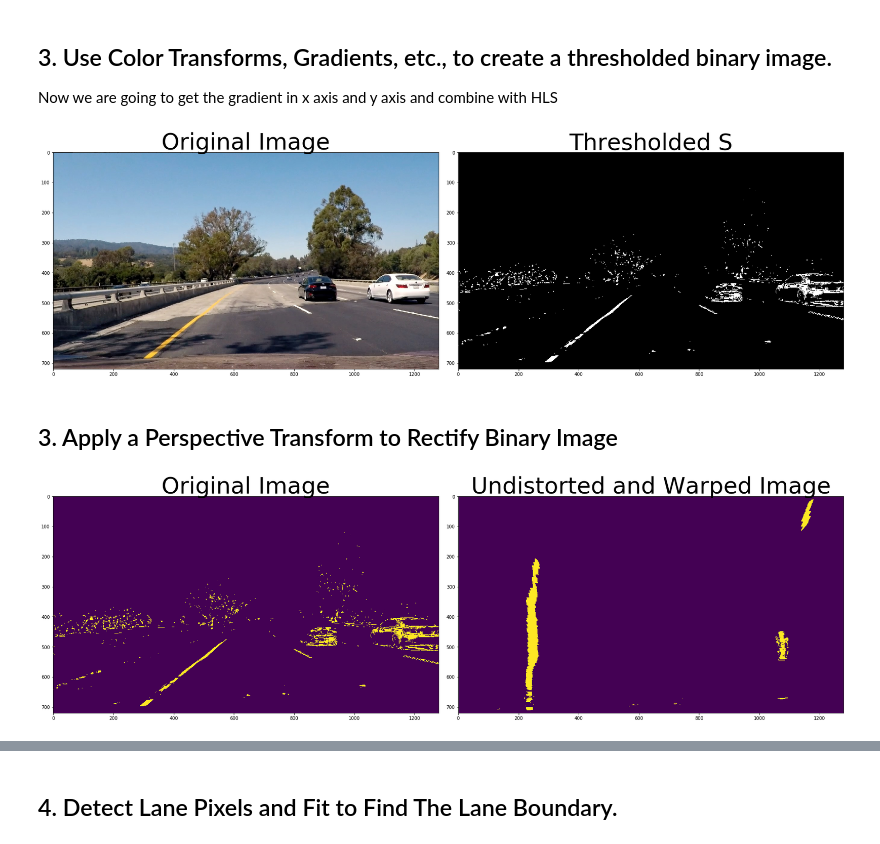
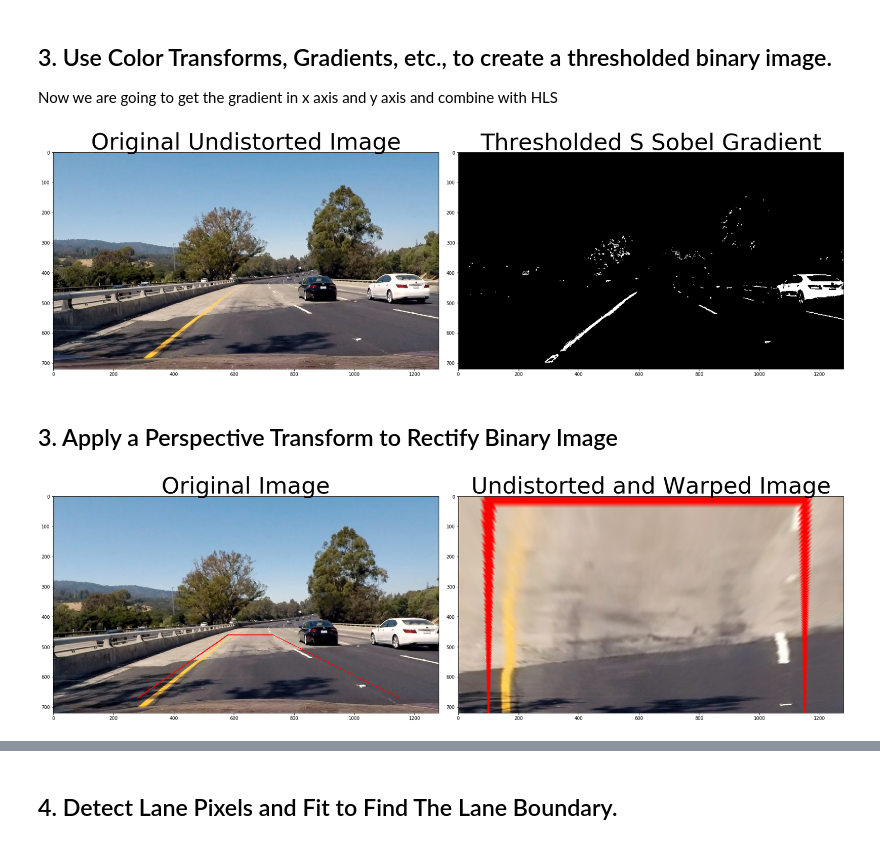
Before and after one commit to Jianshu-Wang/CarND-Advanced-Lane-Lines, a Jupyter notebook: Report.ipynb, the cells around one changed output, grey strips where cells are left out. Drawn from its saved outputs; the diff is of its cells as text; code cells hidden in the pictures.

```diff
--- a/Report.ipynb
+++ b/Report.ipynb
@@ -91,15 +91,31 @@ plt.savefig('output_images/undistort_output.png')
 
 Now we are going to get the gradient in x axis and y axis and combine with HLS
 # %%
-def hls_select(img, Sthresh=(0, 255), mag_thresh=(0, 255), sobel_kernel=3):
+def combine_select(img, Sthresh=(0, 255), mag_thresh=(0, 255), sobel_kernel=3):
     # 1) Convert to HLS color space
     hls = cv2.cvtColor(img, cv2.COLOR_RGB2HLS)
-    H = hls[:,:,0]
-    L = hls[:,:,1]
+    #H = hls[:,:,0]
+    #L = hls[:,:,1]
     S = hls[:,:,2]
     # 2) Apply a threshold to the S channel
-    binary = np.zeros_like(S)
-    binary[(S > Sthresh[0]) & (S <= Sthresh[1])] = 1
+    binary_S = np.zeros_like(S)
+    binary_S[(S > Sthresh[0]) & (S <= Sthresh[1])] = 1
+
+
+    Lthresh = (220,255)
+    luv = cv2.cvtColor(img, cv2.COLOR_RGB2LUV)
+    L = luv[:,:,0]
+    binary_L = np.zeros_like(L)
+    binary_L[(L > Lthresh[0]) & (L <= Lthresh[1])] = 1
+
+    Bthresh = (150,200)
+    lab = cv2.cvtColor(img, cv2.COLOR_RGB2LAB)
+    B = lab[:,:,2]
+    binary_B = np.zeros_like(B)
+    binary_B[(B > Bthresh[0]) & (B <= Bthresh[1])] = 1
+
+
+
 
     # 3) Convert to grayscale
     gray = cv2.cvtColor(img, cv2.COLOR_BGR2GRAY)
@@ -120,48 +136,63 @@ def hls_select(img, Sthresh=(0, 255), mag_thresh=(0, 255), sobel_kernel=3):
 
 
     combined_binary = np.zeros_like(sbinary)
-    combined_binary[(binary == 1) | (sbinary == 1)] = 1
+    combined_binary[((binary_B == 1) & (binary_S == 1))|(binary_L == 1)] = 1
 
     # 8) Return a binary image of threshold result
     binary_output = np.copy(combined_binary) # placeholder line
+    #binary_output = np.copy(binary_L) # placeholder line
     return binary_output
 
-hls_binary = hls_select(undistorted, Sthresh=(190, 255), mag_thresh=(160, 255))
+combine_binary = combine_select(undistorted, Sthresh=(140, 255), mag_thresh=(70, 255))
 #result_path = '/Users/jianshuwang/Desktop/CarND-Advanced-Lane-Lines/output_images/test_out.jpg'
 
-#cv2.imwrite(result_path,hls_binary)
+#cv2.imwrite(result_path,combine_binary)
 # Plot the result
 f, (ax1, ax2) = plt.subplots(1, 2, figsize=(24, 9))
 f.tight_layout()
 ax1.imshow(img)
-ax1.set_title('Original Image', fontsize=50)
-ax2.imshow(hls_binary, cmap='gray')
-ax2.set_title('Thresholded S', fontsize=50)
+ax1.set_title('Original Undistorted Image', fontsize=50)
+ax2.imshow(combine_binary, cmap='gray')
+ax2.set_title('Thresholded S Sobel Gradient', fontsize=50)
 plt.subplots_adjust(left=0., right=1, top=0.9, bottom=0.)
 
 plt.savefig('output_images/gradient_binary_result.png')
 # %% [output]
-[figure, old version]
+[figure, new version]
 # %% [markdown]
 ## 3. Apply a Perspective Transform to Rectify Binary Image
 # %%
-src = np.float32([(580, 460), (205, 720), (1110, 720), (703, 460)])
-dst = np.float32([(180, 0), (180, 720), (1000, 720), (1000, 0)])
+point_left_up = (580, 460)
+point_left_down = (280, 670)
+point_right_up = (730, 460)
+point_right_down = (1150, 670)
+
+src = np.float32([point_left_up, point_left_down, point_right_down, point_right_up])
+dst = np.float32([(100, 0), (100, 720), (1150, 720), (1150, 0)])
 
 M = cv2.getPerspectiveTransform(src, dst)
-img_size = (hls_binary.shape[1],hls_binary.shape[0])
-warped = cv2.warpPerspective(hls_binary, M, img_size, flags=cv2.INTER_LINEAR)
+img_size = (combine_binary.shape[1],combine_binary.shape[0])
+
 
 #delete the next two lines
-warped = np.copy(warped)
+undistorted_drawlines = np.copy(undistorted)
 
 f, (ax1, ax2) = plt.subplots(1, 2, figsize=(24, 9))
 f.tight_layout()
-ax1.imshow(hls_binary)
+
+
+cv2.line(undistorted_drawlines,point_left_up, point_left_down, (255,0,0), 2)
+cv2.line(undistorted_drawlines,point_right_down, point_right_up, (255,0,0), 2)
+cv2.line(undistorted_drawlines,point_left_up, point_right_up, (255,0,0), 2)
+
+
+warped = cv2.warpPerspective(undistorted_drawlines, M, img_size, flags=cv2.INTER_LINEAR)
+
+ax1.imshow(undistorted_drawlines)
 ax1.set_title('Original Image', fontsize=50)
 ax2.imshow(warped)
 ax2.set_title('Undistorted and Warped Image', fontsize=50)
 plt.subplots_adjust(left=0., right=1, top=0.9, bottom=0.)
 plt.savefig('output_images/perspective_result.png')
 # %% [output]
-[figure, old version]
+[figure, new version]
```
Also changed, not shown: parts of 8 cells of this notebook, 22 other files.
